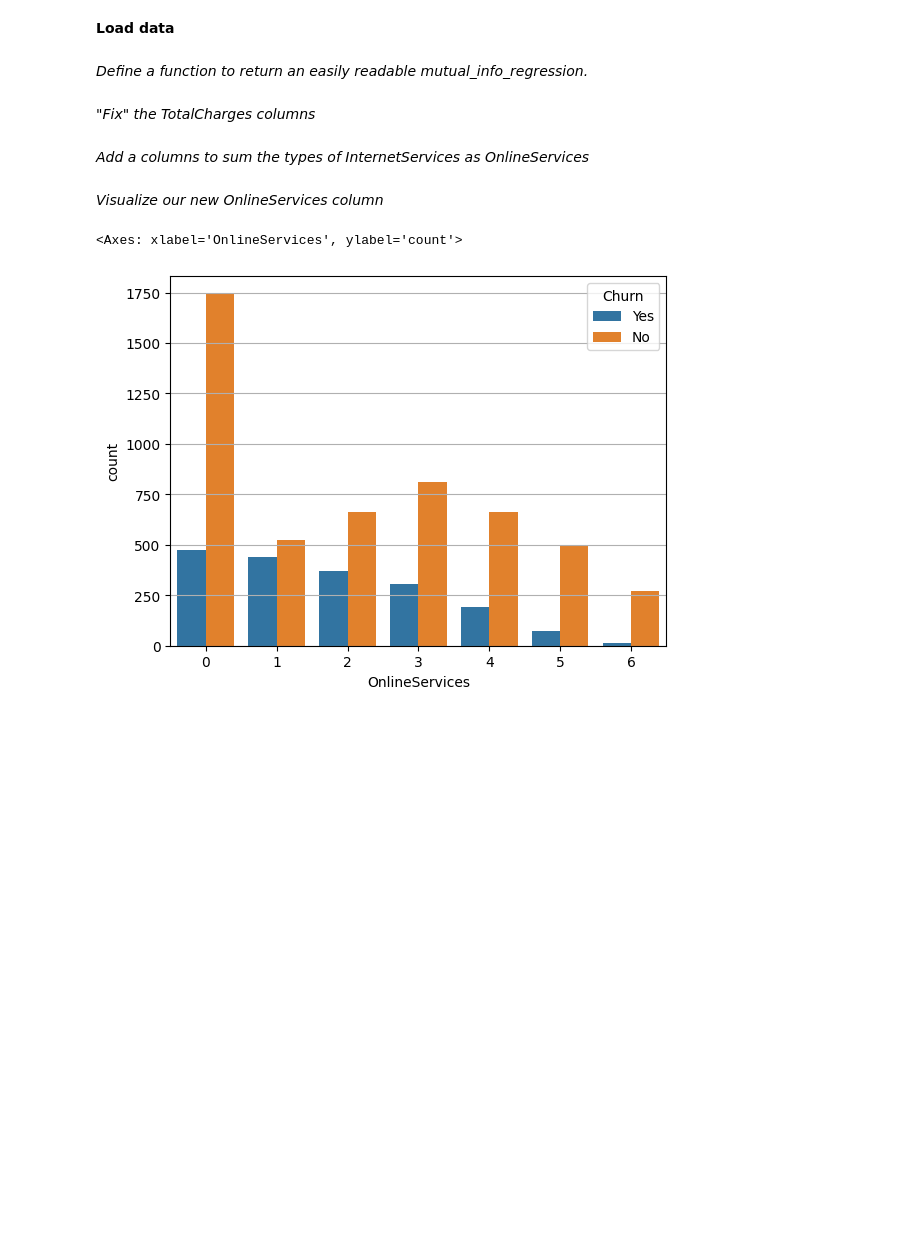
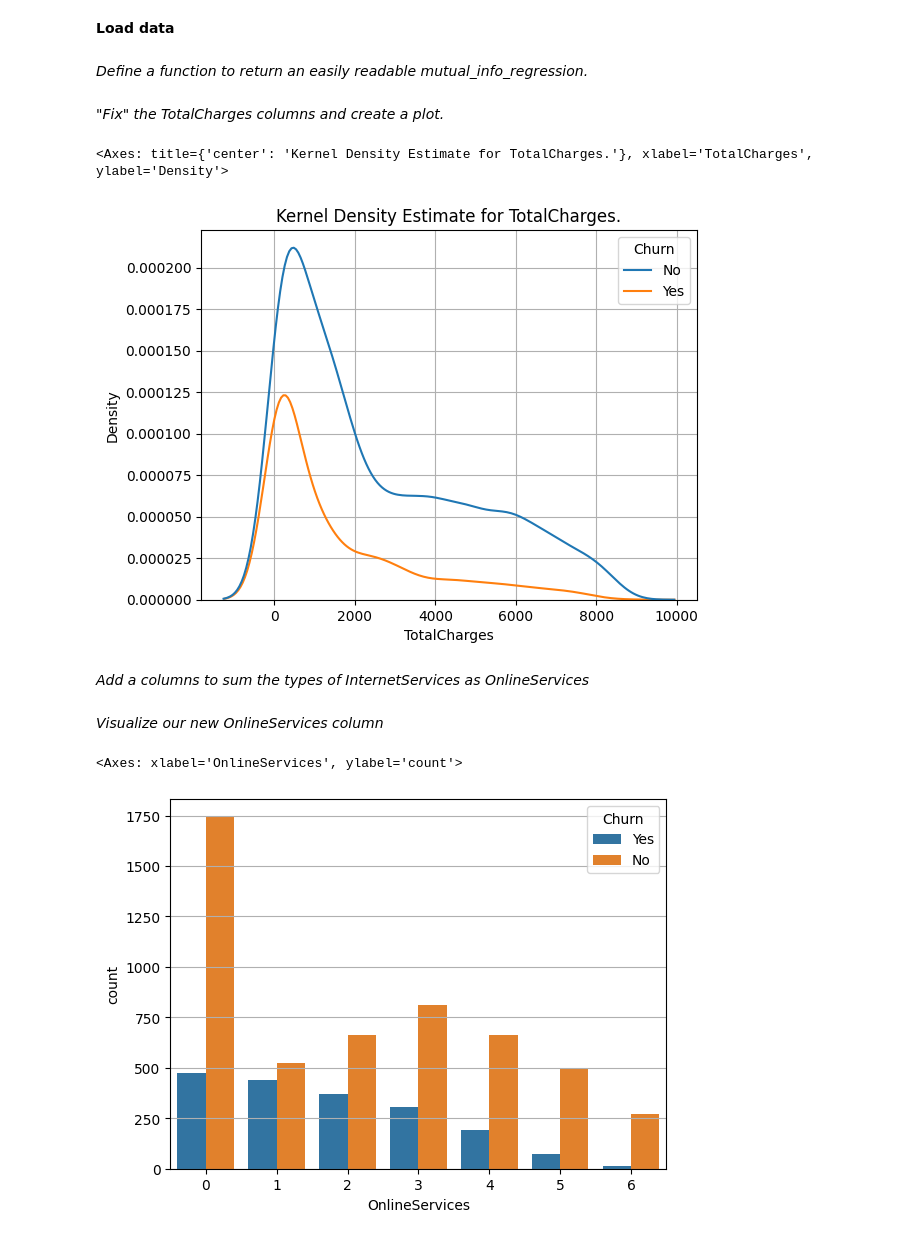
Before and after one commit to Kidus-Tesfaye/synergyTelecom, a Jupyter notebook: code/synergy_tel.ipynb, the cells around one changed output. Cells and saved outputs as stored; diff of their text form; code cells hidden in the pictures; blank space fills up the shorter version.

Commit message:
additional data visualization

```diff
--- a/code/synergy_tel.ipynb
+++ b/code/synergy_tel.ipynb
@@ -34,7 +34,7 @@ def get_mi_score(X: pd.DataFrame, y: pd.Series, discrete_features, random_state
 
     return mi_score
 # %% [markdown]
-*"Fix" the TotalCharges columns*
+*"Fix" the TotalCharges columns and create a plot.*
 # %%
 # Customers with no tenure have an empty string as their TotalCharges. It should be replaced with the appropriate numerical value.
 no_tenure = telecom_data[telecom_data.tenure == 0]
@@ -44,6 +44,12 @@ total_charges_filled["TotalCharges"] = total_charges_filled["MonthlyCharges"] *
 
 telecom_data.update(total_charges_filled)
 telecom_data["TotalCharges"] = telecom_data["TotalCharges"].astype(float)
+# %%
+plt.title("Kernel Density Estimate for TotalCharges.")
+sns.kdeplot(data = telecom_data, x = "TotalCharges", hue= "Churn")
+# %% [output]
+<Axes: title={'center': 'Kernel Density Estimate for TotalCharges.'}, xlabel='TotalCharges', ylabel='Density'>
+[figure, added]
 # %% [markdown]
 *Add a columns to sum the types of InternetServices as OnlineServices*
 # %%
```
Also changed, not shown: parts of 1 cell of this notebook.
